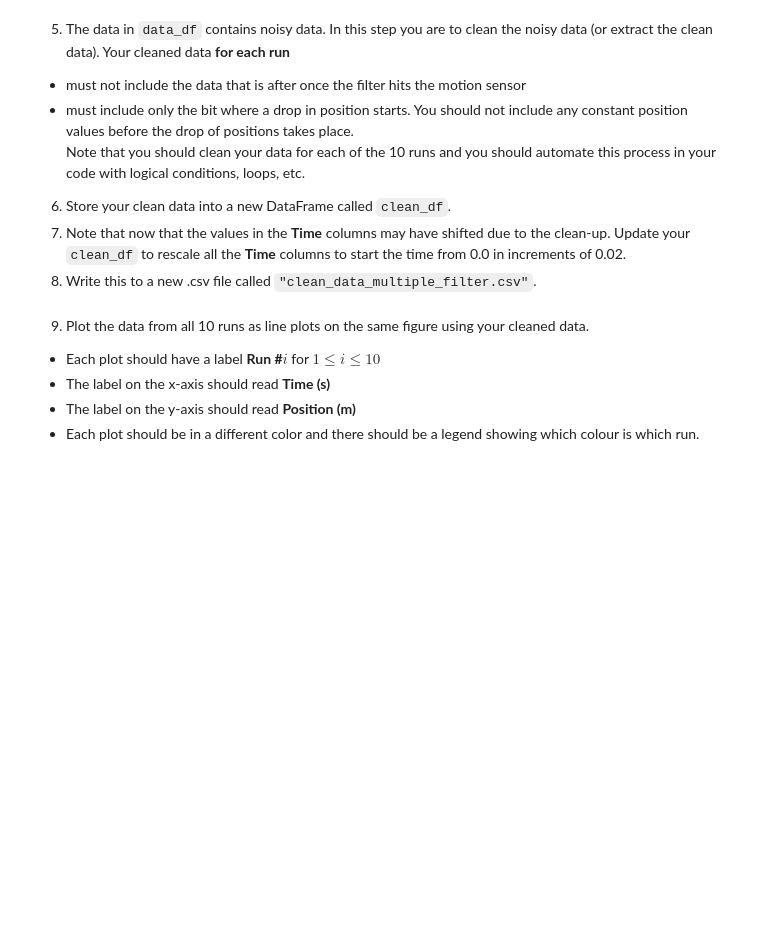
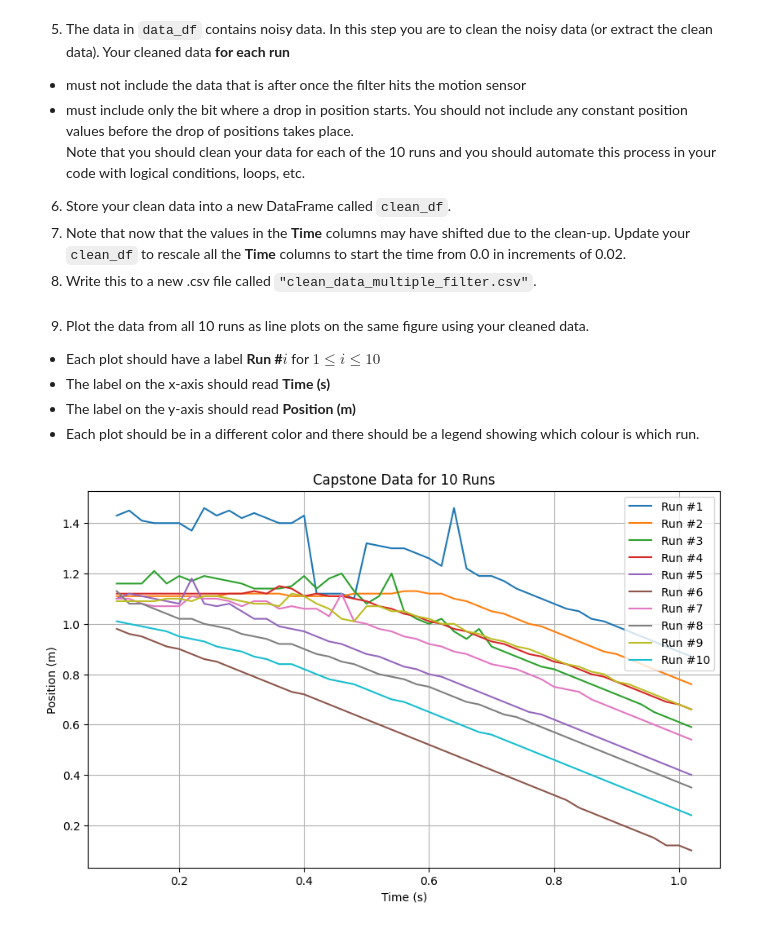
Before and after one commit to jems41/SF-2, a Jupyter notebook: class-work/week-4/Assignment/assign1.ipynb, the cells around one changed output. Saved outputs shown, nothing was run; the diff lists cells and outputs as text; code cells hidden in the pictures; blank space fills up the shorter version.

```diff
--- a/class-work/week-4/Assignment/assign1.ipynb
+++ b/class-work/week-4/Assignment/assign1.ipynb
@@ -225,3 +266,27 @@ Note that you should clean your data for each of the 10 runs and you should auto
+# %%
+# Your code for steps 6-9 go here:
+def clean_data(data):
+    data_copy = data.copy()
+
+    for i in range(1, 11):
+        time_col = f"Time (s) Run #{i}"
+        position_col = f"Position (m) Run #{i}"
+
+        data_copy[[time_col, position_col]] = data_copy[[time_col, position_col]].fillna(method="ffill").fillna(method="bfill")
+        data_copy = data_copy.sort_values(by=time_col, ignore_index=True)
+
+        max_index = data_copy[position_col].idxmax()
+
+        if max_index > 30:
+            data_copy = data_copy.iloc[:max_index]
+        elif max_index < 5 and max_index != 0:
+            data_copy = data_copy.iloc[max_index:]
+
+    return data_copy
+
+clean_df = clean_data(data_df)
+
+clean_df.to_csv("clean_data_multiple_filter.csv", encoding='utf-8', index=False) # makes another csv with said details
 # %% [markdown]
 9. Plot the data from all 10 runs as line plots on the same figure using your cleaned data.
 - Each plot should have a label **Run #$i$** for $1\leq i\leq10$
@@ -232,0 +296,22 @@ Note that you should clean your data for each of the 10 runs and you should auto
+# %%
+# Your code for step 9 goes here:
+plt.figure(figsize=(10, 6))
+
+for i in range(1, 11):
+    time_col = f"Time (s) Run #{i}"
+    position_col = f"Position (m) Run #{i}"
+
+    if time_col in clean_df.columns and position_col in clean_df.columns:
+        sorted_df = clean_df.sort_values(by=time_col)  # Sort time for proper line graph
+        plt.plot(sorted_df[time_col], sorted_df[position_col], label=f"Run #{i}")
+
+# Labels and title
+plt.xlabel("Time (s)")
+plt.ylabel("Position (m)")
+plt.title("Capstone Data for 10 Runs")
+plt.legend(loc= "upper right")
+plt.grid(True)
+
+plt.show()
+# %% [output]
+[figure, added]
```
Also changed, not shown: parts of 5 cells of this notebook, 2 other files.
